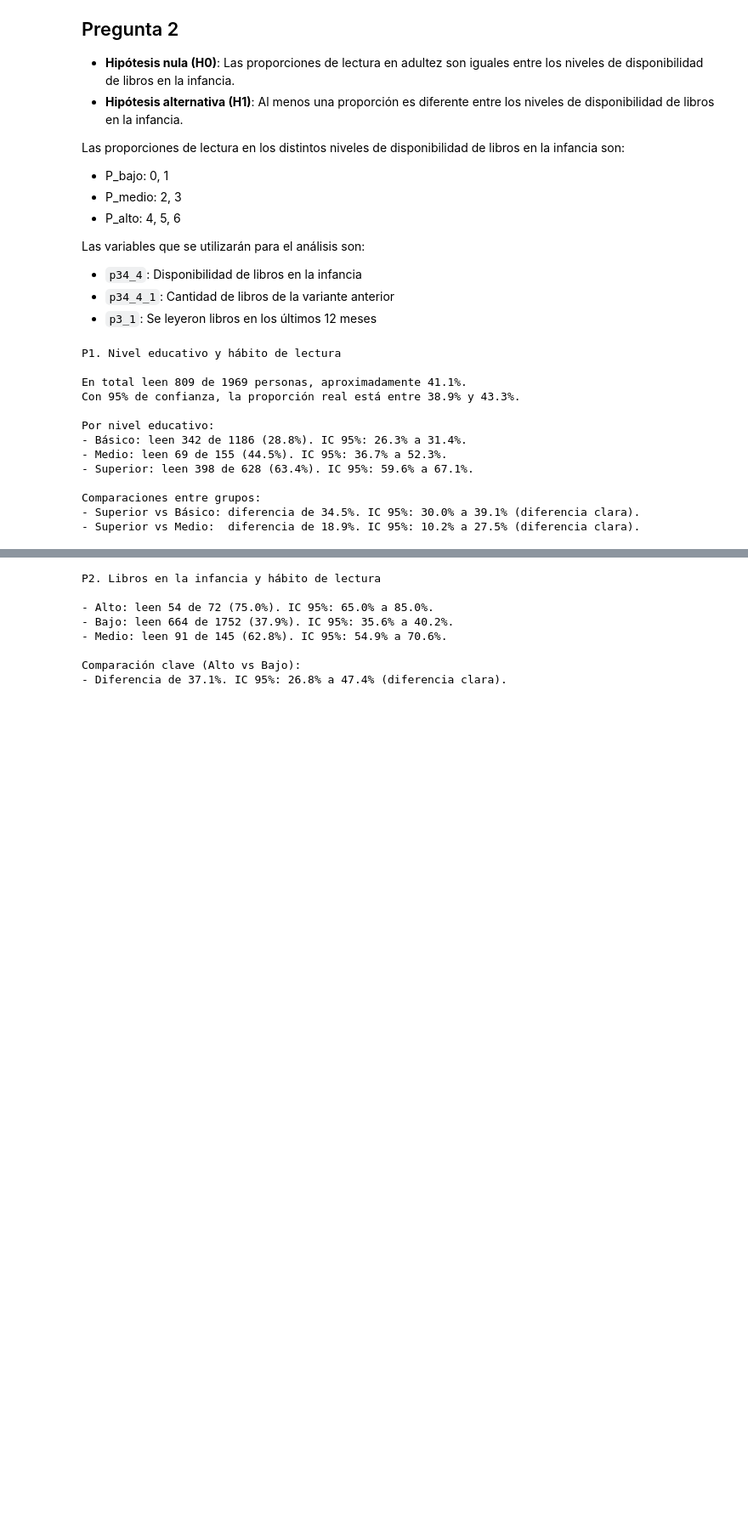
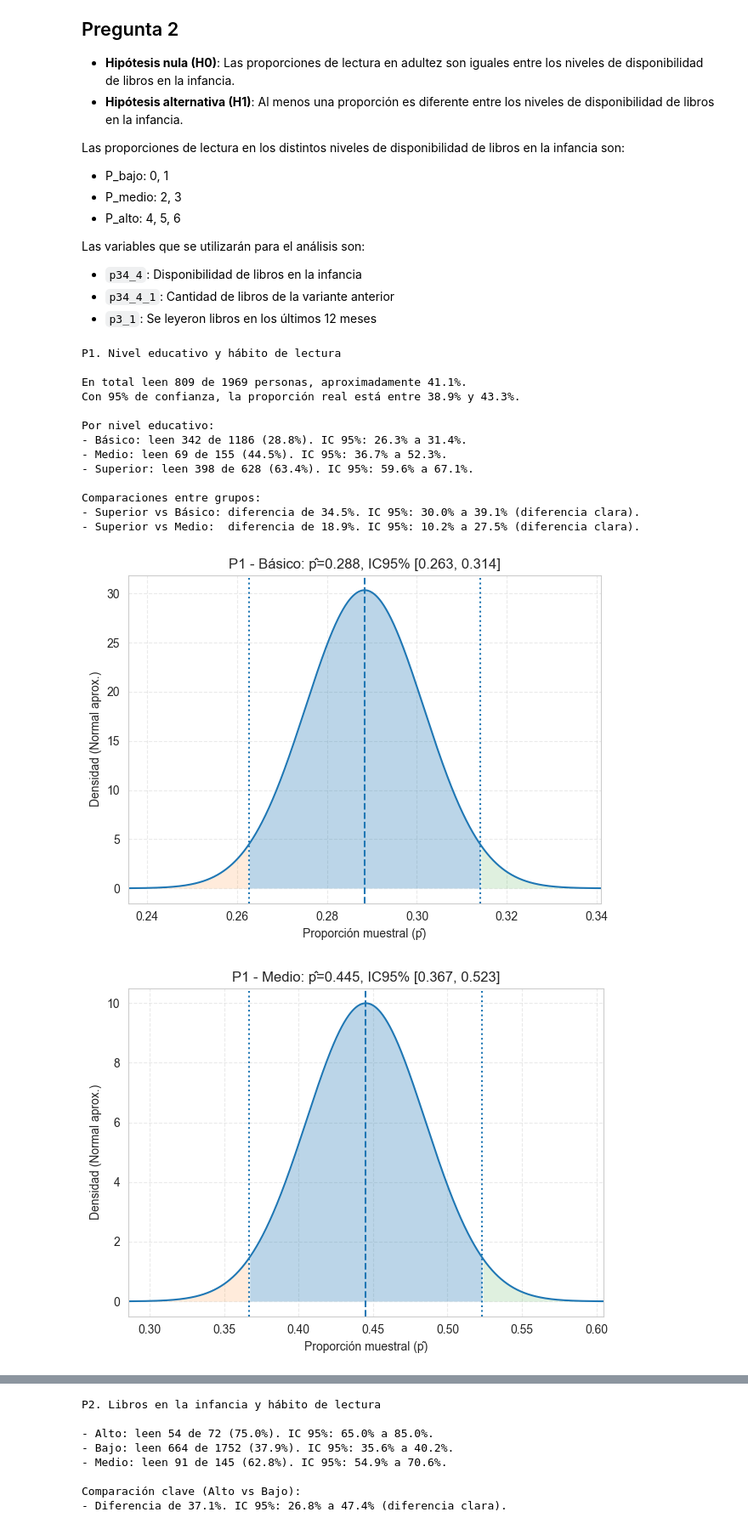
Before and after one commit to Facundo-Barbera/MA1001B-Reto, a Jupyter notebook: notebooks/etapa_3.ipynb, the cells around one changed output, grey strips where cells are left out. Shown at 85% size. Cells and saved outputs as stored; diff of their text form; code cells hidden in the pictures; blank space fills up the shorter version.

Commit message:
Add visualization and analysis enhancements to inferential analysis notebook

```diff
--- a/notebooks/etapa_3.ipynb
+++ b/notebooks/etapa_3.ipynb
@@ -135,3 +136,30 @@ Por nivel educativo:
 Comparaciones entre grupos:
 - Superior vs Básico: diferencia de 34.5%. IC 95%: 30.0% a 39.1% (diferencia clara).
 - Superior vs Medio:  diferencia de 18.9%. IC 95%: 10.2% a 27.5% (diferencia clara).
+# %%
+def plot_dist(title, p, se, lo, hi):
+    left, right = max(0.0, p-4*se), min(1.0, p+4*se)
+    x = np.linspace(left, right, 800)
+    y = norm.pdf((x-p)/se)/se
+    fig = plt.figure()
+    plt.plot(x, y)
+    m = (x>=lo)&(x<=hi); plt.fill_between(x[m], 0, y[m], alpha=0.3)
+    m = x<lo;            plt.fill_between(x[m], 0, y[m], alpha=0.15)
+    m = x>hi;            plt.fill_between(x[m], 0, y[m], alpha=0.15)
+    plt.axvline(p, linestyle="--"); plt.axvline(lo, linestyle=":"); plt.axvline(hi, linestyle=":")
+    plt.xlim(left, right); plt.xlabel("Proporción muestral (p̂)"); plt.ylabel("Densidad (Normal aprox.)")
+    plt.title(title); plt.grid(True, linestyle="--", alpha=0.4); fig.tight_layout()
+
+for g in ["Básico","Medio","Superior"]:
+    sub = df[df["edu3"] == g]
+    if len(sub) == 0:
+        continue
+    n = len(sub); x = int((sub["lector"] == 1).sum())
+    p, lo, hi = ci_prop(x, n, alpha)
+    se = math.sqrt(p*(1-p)/n)
+    plot_dist(f"P1 - {g}: p̂={p:.3f}, IC95% [{lo:.3f}, {hi:.3f}]", p, se, lo, hi)
+
+plt.show()
+# %% [output]
+[figure, added]
+[figure, added]
```
Also changed, not shown: parts of 3 cells of this notebook.
